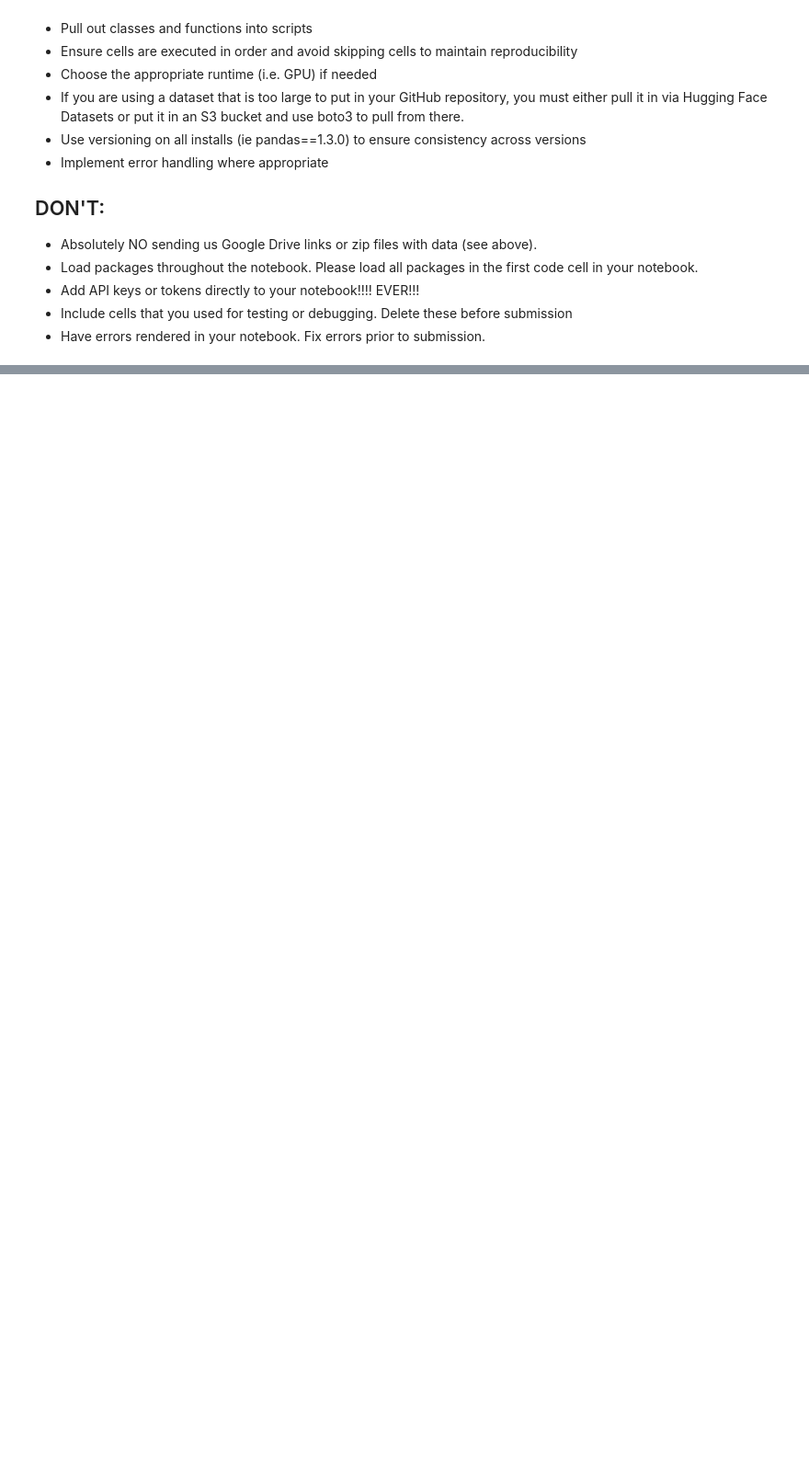
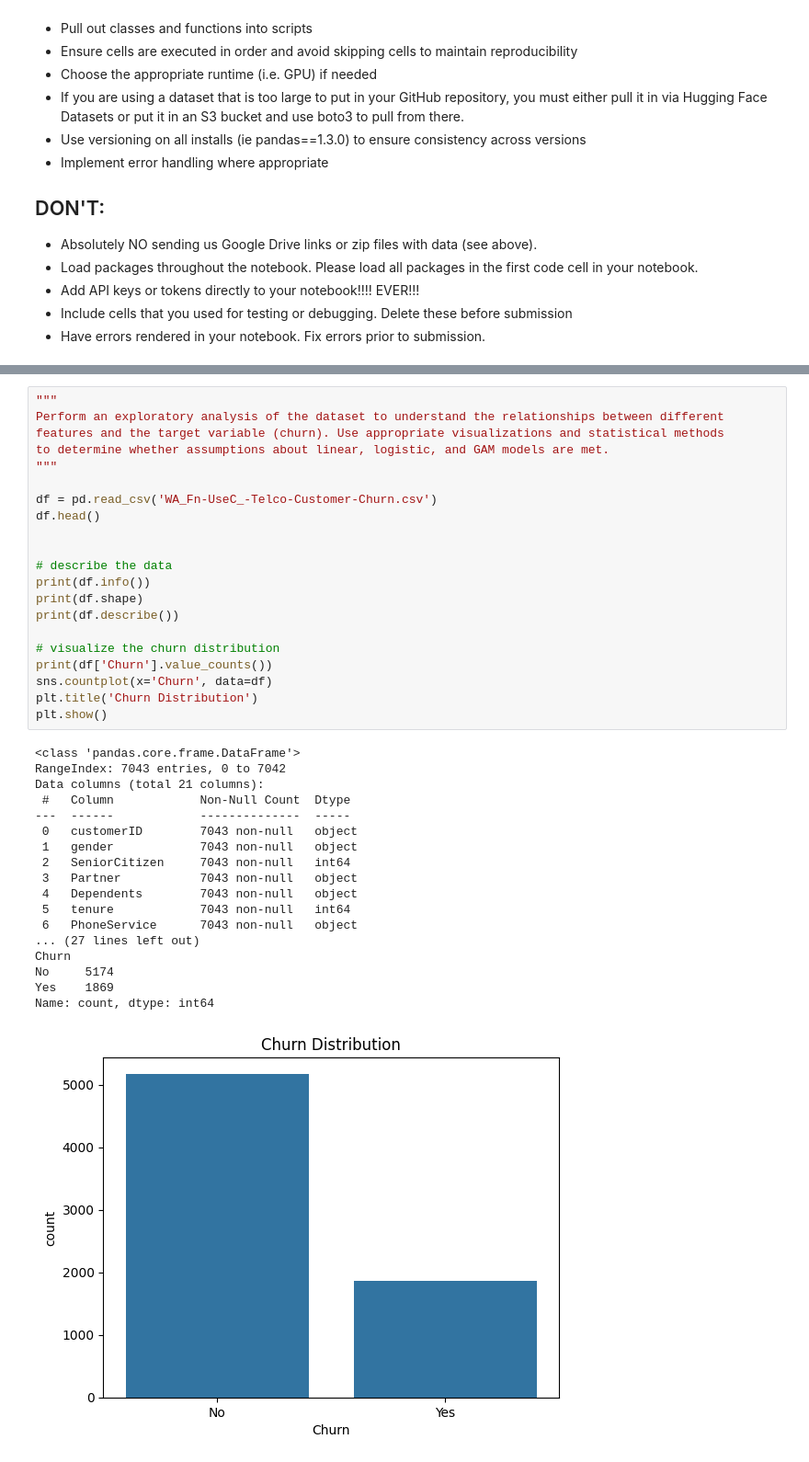
Before and after one commit to lindsaygross/Interpretable-ML, a Jupyter notebook: Interpretable_ML.ipynb, the cells around one changed output, grey strips where cells are left out. Shown at 92% size. Drawn from its saved outputs; the diff is of its cells as text; blank space fills up the shorter version.

```diff
--- a/Interpretable_ML.ipynb
+++ b/Interpretable_ML.ipynb
@@ -77,0 +93,40 @@ Error:
+# %%
+"""
+Perform an exploratory analysis of the dataset to understand the relationships between different
+features and the target variable (churn). Use appropriate visualizations and statistical methods
+to determine whether assumptions about linear, logistic, and GAM models are met.
+"""
+
+df = pd.read_csv('WA_Fn-UseC_-Telco-Customer-Churn.csv')
+df.head()
+
+
+# describe the data
+print(df.info())
+print(df.shape)
+print(df.describe())
+
+# visualize the churn distribution
+print(df['Churn'].value_counts())
+sns.countplot(x='Churn', data=df)
+plt.title('Churn Distribution')
+plt.show()
+# %% [output]
+<class 'pandas.core.frame.DataFrame'>
+RangeIndex: 7043 entries, 0 to 7042
+Data columns (total 21 columns):
+ #   Column            Non-Null Count  Dtype
+---  ------            --------------  -----
+ 0   customerID        7043 non-null   object
+ 1   gender            7043 non-null   object
+ 2   SeniorCitizen     7043 non-null   int64
+ 3   Partner           7043 non-null   object
+ 4   Dependents        7043 non-null   object
+ 5   tenure            7043 non-null   int64
+ 6   PhoneService      7043 non-null   object
+... (27 lines left out)
+Churn
+No     5174
+Yes    1869
+Name: count, dtype: int64
+[figure, added]
```
Also changed, not shown: parts of 20 cells of this notebook, 3 other files.
